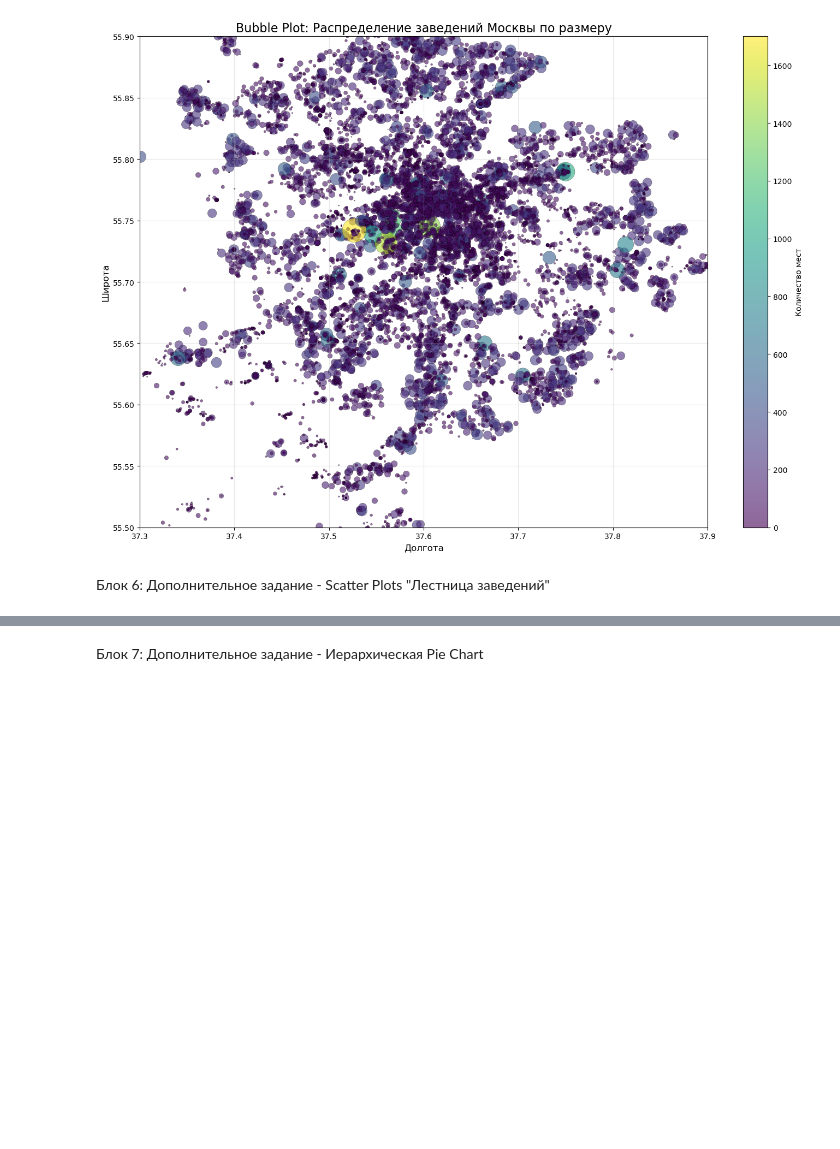
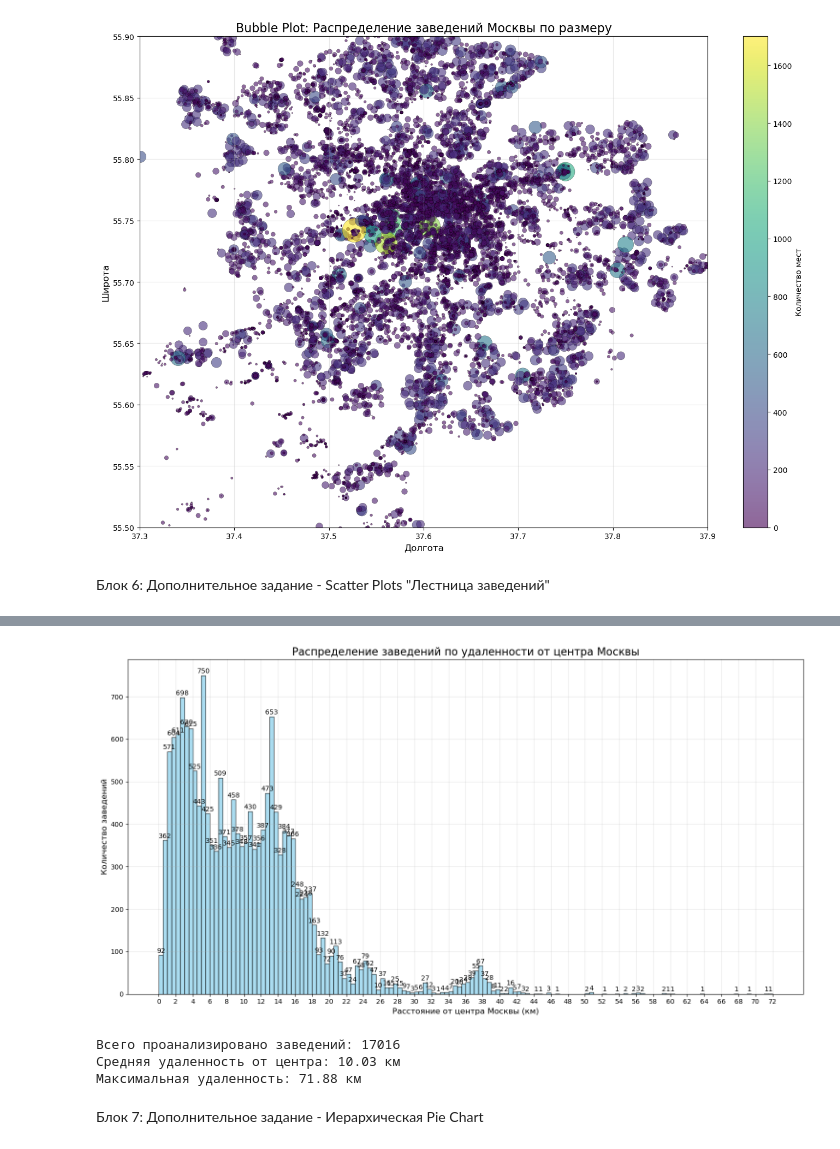
Before and after one commit to SARWX/SPPR, a Jupyter notebook: lab2/sppr_2.ipynb, the cells around one changed output, grey strips where cells are left out. Cells and saved outputs as stored; diff of their text form; code cells hidden in the pictures; blank space fills up the shorter version.

```diff
--- a/lab2/sppr_2.ipynb
+++ b/lab2/sppr_2.ipynb
@@ -227,3 +191,54 @@ plt.show()
+# %%
+# Дополнительное задание: Гистограмма удаленности от центра Москвы
+
+# Центр Москвы (примерно - Красная площадь)
+center_lat = 55.7539
+center_lon = 37.6208
+
+# Функция для расчета расстояния по координатам (упрощенная формула)
+def calculate_distance(lat1, lon1, lat2, lon2):
+    # Приблизительный расчет расстояния в км
+    R = 6371  # Радиус Земли в км
+    dlat = np.radians(lat2 - lat1)
+    dlon = np.radians(lon2 - lon1)
+    a = np.sin(dlat/2) * np.sin(dlat/2) + np.cos(np.radians(lat1)) * np.cos(np.radians(lat2)) * np.sin(dlon/2) * np.sin(dlon/2)
+    c = 2 * np.arctan2(np.sqrt(a), np.sqrt(1-a))
+    return R * c
+
+# Рассчитываем расстояния для всех заведений
+distances = []
+for idx, row in df.dropna(subset=['Latitude_WGS84', 'Longitude_WGS84']).iterrows():
+    dist = calculate_distance(center_lat, center_lon, row['Latitude_WGS84'], row['Longitude_WGS84'])
+    distances.append(dist)
+
+# Создаем гистограмму с шагом 0.5 км
+plt.figure(figsize=(15, 8))
+n, bins, patches = plt.hist(distances, bins=np.arange(0, max(distances) + 0.5, 0.5),
+                           alpha=0.7, color='skyblue', edgecolor='black')
+
+plt.title('Распределение заведений по удаленности от центра Москвы', fontsize=16)
+plt.xlabel('Расстояние от центра Москвы (км)', fontsize=12)
+plt.ylabel('Количество заведений', fontsize=12)
+plt.grid(True, alpha=0.3)
+
+# Добавляем подписи на столбцах
+for i, (count, bin_edge) in enumerate(zip(n, bins)):
+    if count > 0:
+        plt.text(bin_edge + 0.25, count + 5, str(int(count)),
+                fontsize=10, ha='center')
+
+plt.xticks(np.arange(0, max(distances) + 2, 2))
+plt.tight_layout()
+plt.show()
+
+print(f"Всего проанализировано заведений: {len(distances)}")
+print(f"Средняя удаленность от центра: {np.mean(distances):.2f} км")
+print(f"Максимальная удаленность: {max(distances):.2f} км")
+# %% [output]
+[figure, added]
+Всего проанализировано заведений: 17016
+Средняя удаленность от центра: 10.03 км
+Максимальная удаленность: 71.88 км
 # %% [markdown]
 Блок 7: Дополнительное задание - Иерархическая Pie Chart
 # %%
```
Also changed, not shown: parts of 7 cells of this notebook.
